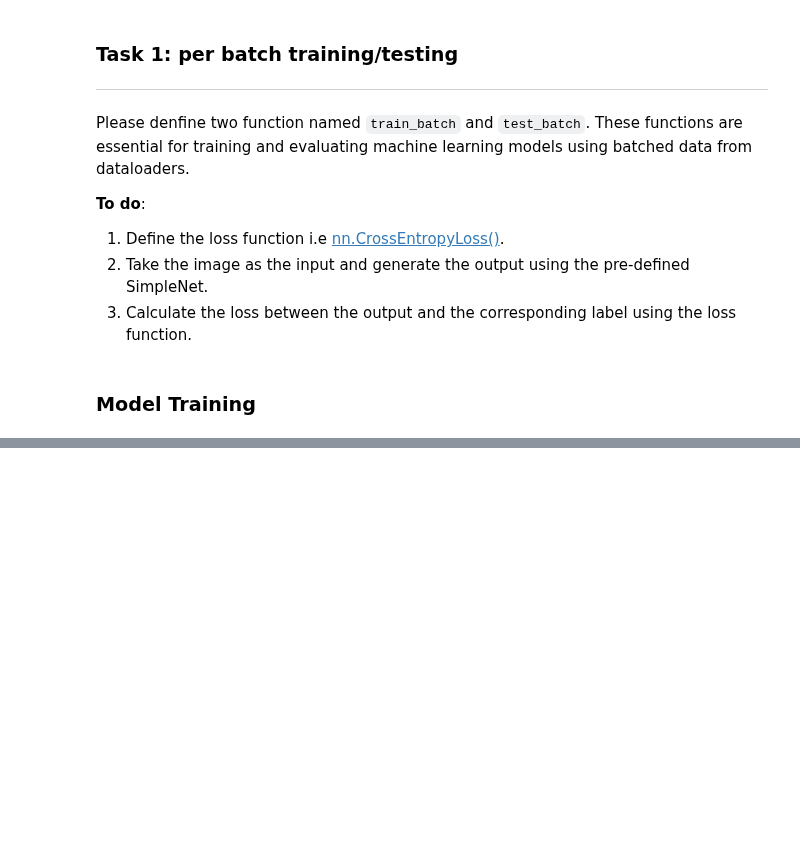
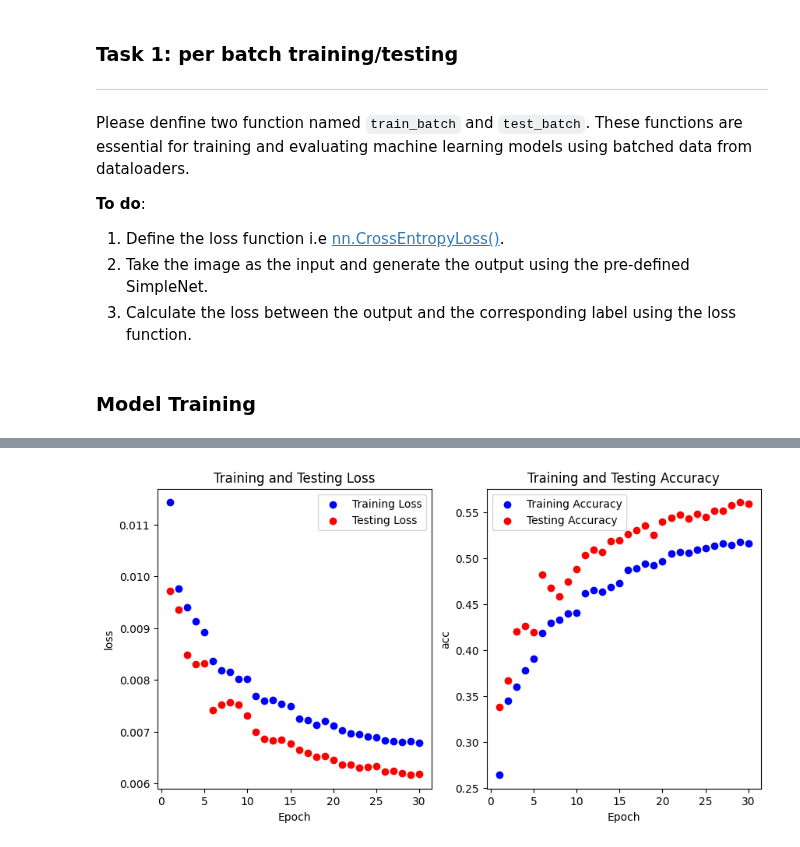
Before and after one commit to SustechSTA303/STA303-Assignment01, a Jupyter notebook: Assignment01.ipynb, the cells around one changed output, grey strips where cells are left out. Drawn from its saved outputs; the diff is of its cells as text; code cells hidden in the pictures; blank space fills up the shorter version.

```diff
--- a/Assignment01.ipynb
+++ b/Assignment01.ipynb
@@ -119 +118,14 @@ criterion =
+# %%
+class FocalLoss(nn.Module):
+    def __init__(self, gamma=0.5, alpha=None):
+        super(FocalLoss, self).__init__()
+        self.gamma = gamma
+        self.alpha = alpha
+    def forward(self, inputs, targets):
+        # 计算交叉熵损失
+        ce_loss = F.cross_entropy(inputs, targets, reduction='none', weight=self.alpha)
+        # 计算焦点损失
+        pt = torch.exp(-ce_loss)
+        focal_loss = ((1 - pt) ** self.gamma) * ce_loss
+        return focal_loss.mean()
 # %%
@@ -288,0 +361,4 @@ for i in range(len(class_names)):
+# %%
+model,optimizer,scheduler = initial_Model()
+FL2_tn_acc,FL2_tn_loss,FL2_tn_p,FL2_tt_acc,FL2_tt_loss,FL2_tt_p,FL2_tn_f1,FL2_tt_f1 = model_training(model,FocalLoss(gamma = 2),optimizer,scheduler)
+# %% [output]
@@ -288,0 +382 @@ for i in range(len(class_names)):
+[figure, added]
```
Also changed, not shown: parts of 25 cells of this notebook, 1 other file.
